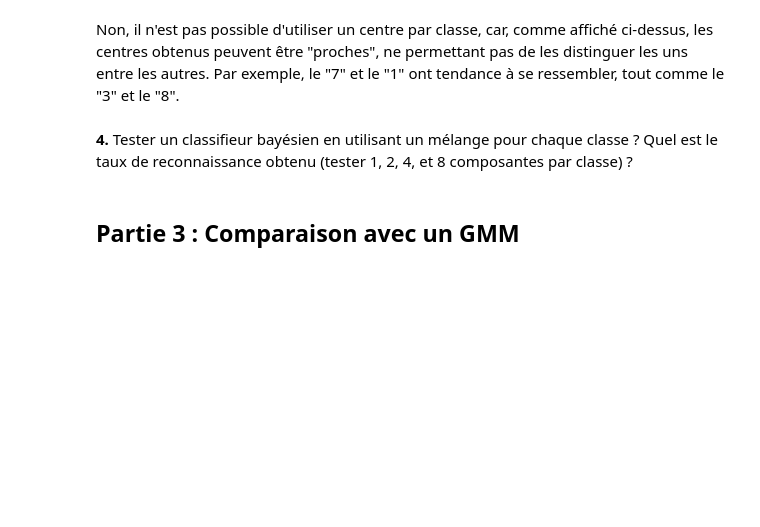
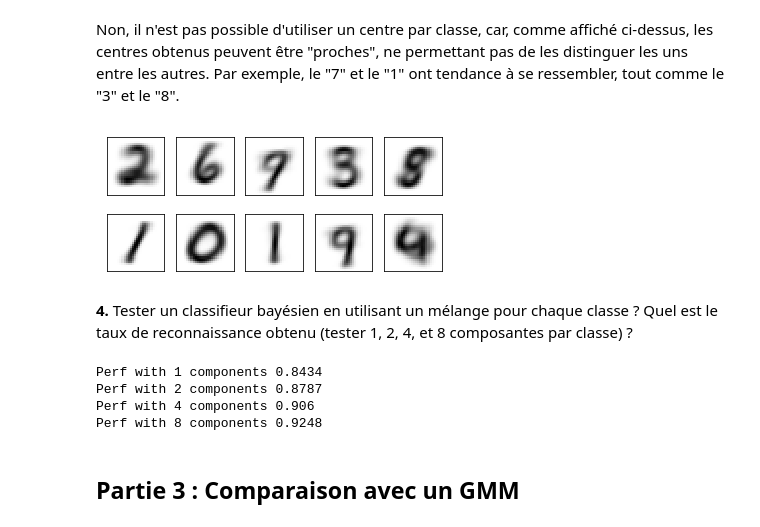
Before and after one commit to DavidPeicho/courses, a Jupyter notebook: ml/g2ml/tp03/G2ML_TP3.ipynb, the cells around one changed output. Cells and saved outputs as stored; diff of their text form; code cells hidden in the pictures; blank space fills up the shorter version.

```diff
--- a/ml/g2ml/tp03/G2ML_TP3.ipynb
+++ b/ml/g2ml/tp03/G2ML_TP3.ipynb
@@ -152,9 +153,11 @@ class EmBernoulli:
 # %% [markdown]
 Non, il n'est pas possible d'utiliser un centre par classe, car, comme affiché ci-dessus, les centres obtenus peuvent être "proches", ne permettant pas de les distinguer les uns entre les autres. Par exemple, le "7" et le "1" ont tendance à se ressembler, tout comme le "3" et le "8".
 # %%
-#emb = EmBernoulli(trainb_data, 10)
-#W, center = emb.computeEM()
-#vz.plotGroupImages(center)
+emb = EmBernoulli(trainb_data, 10)
+_, center = emb.computeEM()
+vz.plotGroupImages(center)
+# %% [output]
+[figure, added]
 # %% [markdown]
 **4.** Tester un classifieur bayésien en utilisant un mélange pour chaque classe ? Quel est le taux de reconnaissance obtenu (tester 1, 2, 4, et 8 composantes par classe) ?
 # %%
@@ -188,13 +192,20 @@ class BernouilliClassifier:
         return result
 # %%
-#nb_components = [1, 2, 4, 8]
-#bc = BernouilliClassifier()
-#for i in nb_components:
-#    bc.train(trainb_data, train_labels, i)
-#    # Checks performance
-#    out = bc.process(testb_data)
-#    score = (out == test_labels).sum() / test_labels.shape[0]
-#    print("Perf with", i, "components", score)
+nb_components = [1, 2, 4, 8]
+
+bc = BernouilliClassifier()
+
+for i in nb_components:
+    bc.train(trainb_data, train_labels, i)
+    # Checks performance
+    out = bc.process(testb_data)
+    score = (out == test_labels).sum() / test_labels.shape[0]
+    print("Perf with", i, "components", score)
+# %% [output]
+Perf with 1 components 0.8434
+Perf with 2 components 0.8787
+Perf with 4 components 0.906
+Perf with 8 components 0.9248
 # %% [markdown]
 ## Partie 3 : Comparaison avec un GMM
 # %% [markdown]
```
Also changed, not shown: parts of 13 cells of this notebook.
